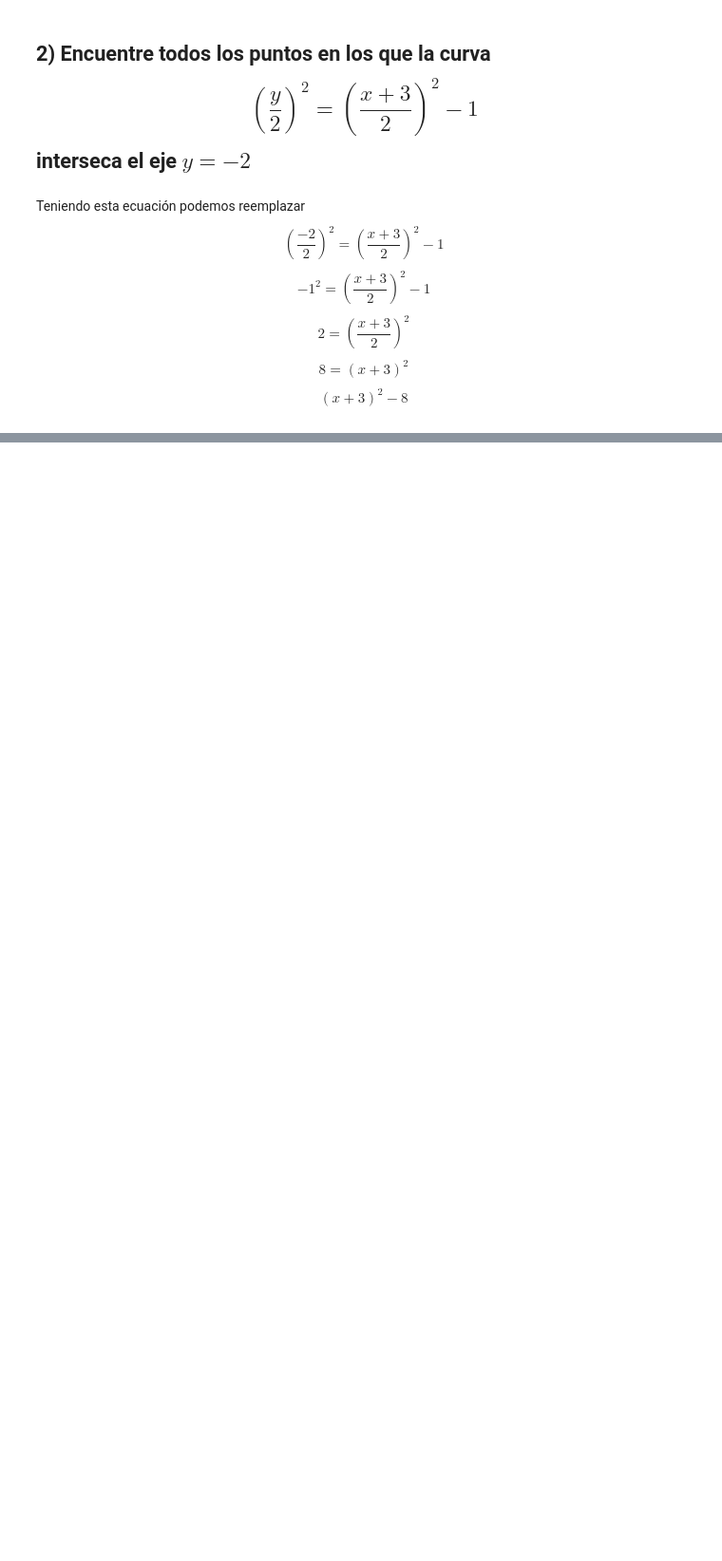
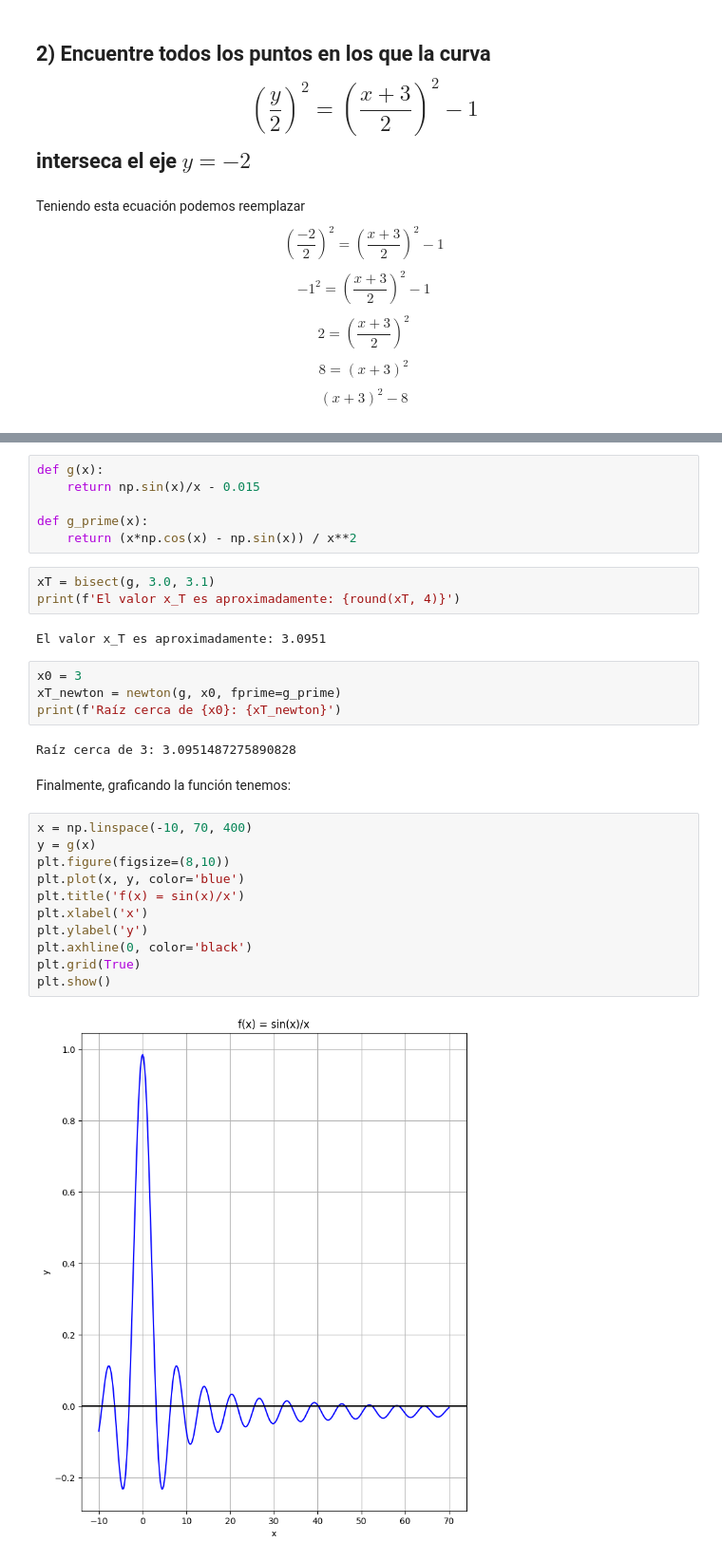
Before and after one commit to Dalzsfn/Taller2, a Jupyter notebook: Taller2.ipynb, the cells around one changed output, grey strips where cells are left out. Shown: that part at 95% size. Drawn from its saved outputs; the diff is of its cells as text; blank space fills up the shorter version.

```diff
--- a/Taller2.ipynb
+++ b/Taller2.ipynb
@@ -108,0 +155,32 @@ print(r1, r2)
+# %%
+def g(x):
+    return np.sin(x)/x - 0.015
+
+def g_prime(x):
+    return (x*np.cos(x) - np.sin(x)) / x**2
+# %%
+xT = bisect(g, 3.0, 3.1)
+print(f'El valor x_T es aproximadamente: {round(xT, 4)}')
+# %% [output]
+El valor x_T es aproximadamente: 3.0951
+# %%
+x0 = 3
+xT_newton = newton(g, x0, fprime=g_prime)
+print(f'Raíz cerca de {x0}: {xT_newton}')
+# %% [output]
+Raíz cerca de 3: 3.0951487275890828
+# %% [markdown]
+Finalmente, graficando la función tenemos:
+# %%
+x = np.linspace(-10, 70, 400)
+y = g(x)
+plt.figure(figsize=(8,10))
+plt.plot(x, y, color='blue')
+plt.title('f(x) = sin(x)/x')
+plt.xlabel('x')
+plt.ylabel('y')
+plt.axhline(0, color='black')
+plt.grid(True)
+plt.show()
+# %% [output]
+[figure, added]
```
Also changed, not shown: parts of 13 cells of this notebook.
